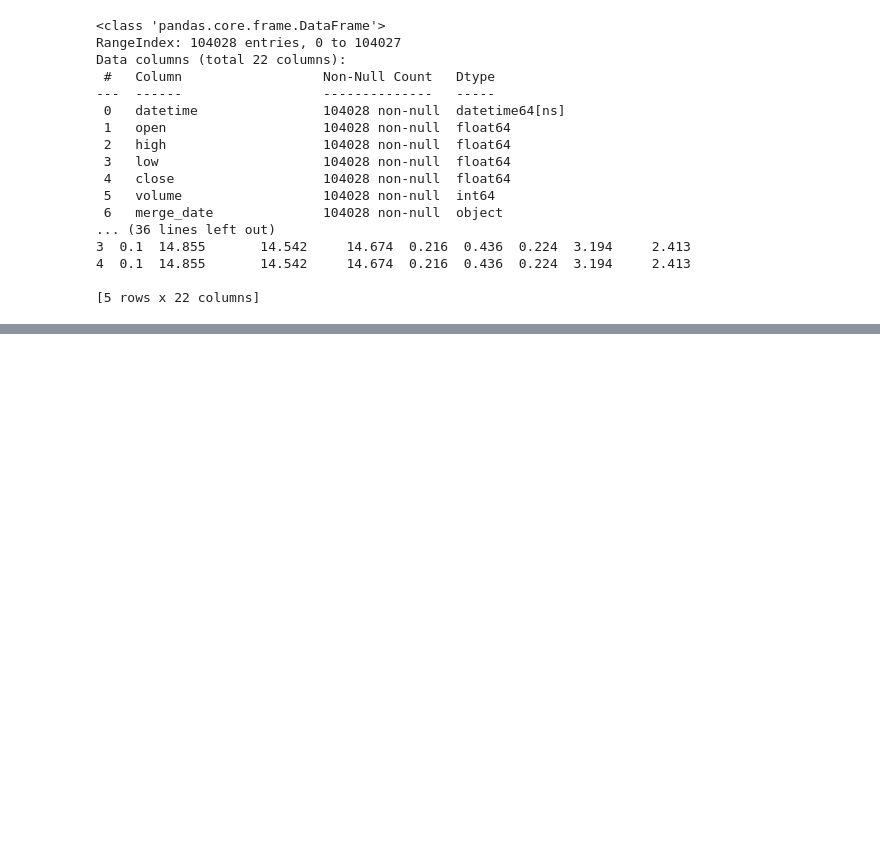
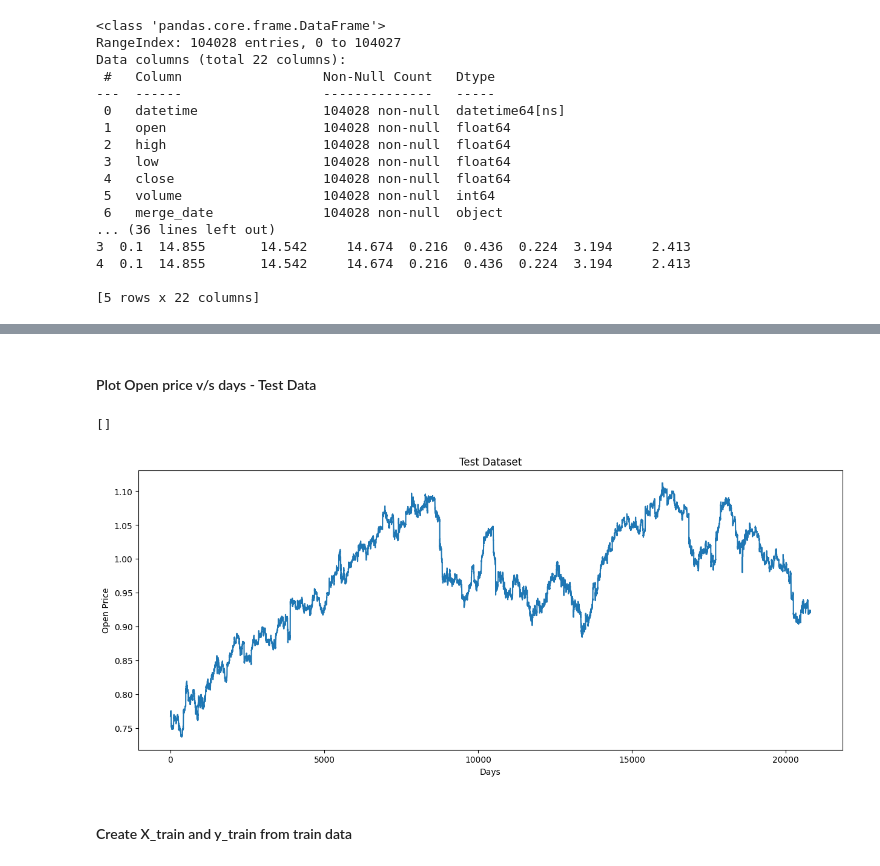
Before and after one commit to JacksonWung/CIS545_Repo, a Jupyter notebook: notebooks/01_EDA.ipynb, the cells around one changed output, grey strips where cells are left out. Saved outputs shown, nothing was run; the diff lists cells and outputs as text; code cells hidden in the pictures; blank space fills up the shorter version.

```diff
--- a/notebooks/01_EDA.ipynb
+++ b/notebooks/01_EDA.ipynb
@@ -410,0 +448,4 @@ Data columns (total 22 columns):
+# %%
+test_data = data[training_length:].iloc[:,:2]
+test_data['datetime'] = pd.to_datetime(test_data['datetime'])
+print(test_data)
@@ -410,0 +511,14 @@ Data columns (total 22 columns):
+# %% [markdown]
+#### Plot Open price v/s days - Test Data
+# %%
+plt.subplots(figsize = (15,6))
+plt.plot(dataset_test_scaled)
+plt.title('Test Dataset')
+plt.xlabel('Days')
+plt.ylabel('Open Price')
+plt.plot()
+# %% [output]
+[]
+[figure, added]
+# %% [markdown]
+#### Create X_train and y_train from train data
```
Also changed, not shown: parts of 21 cells of this notebook.
